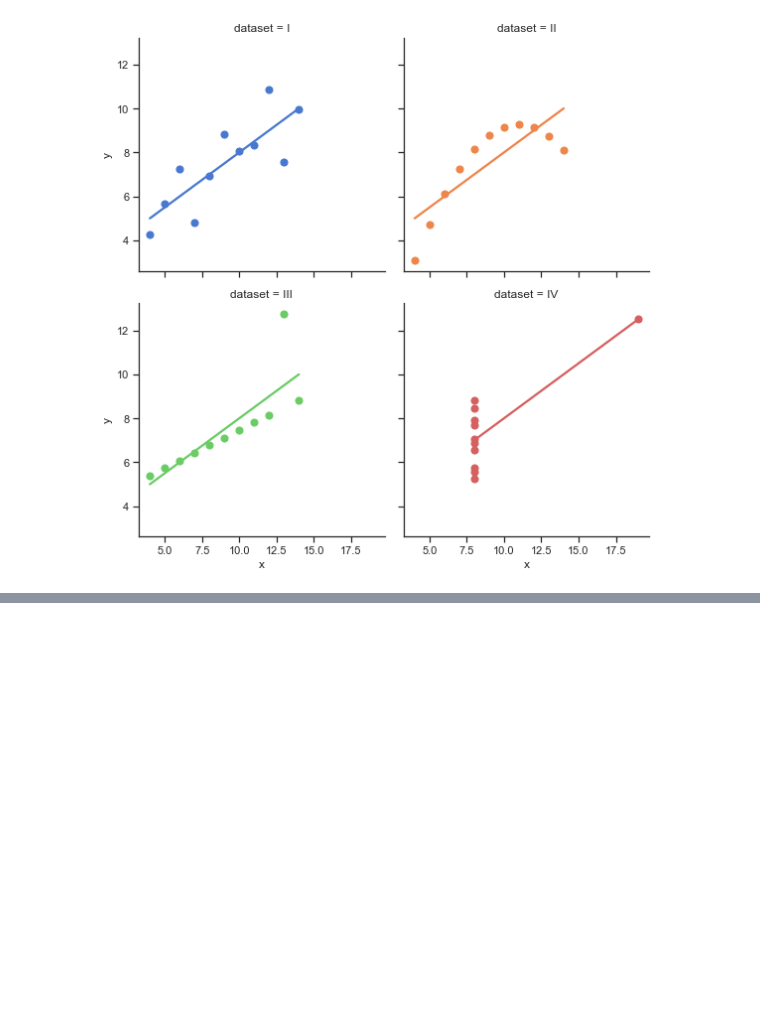
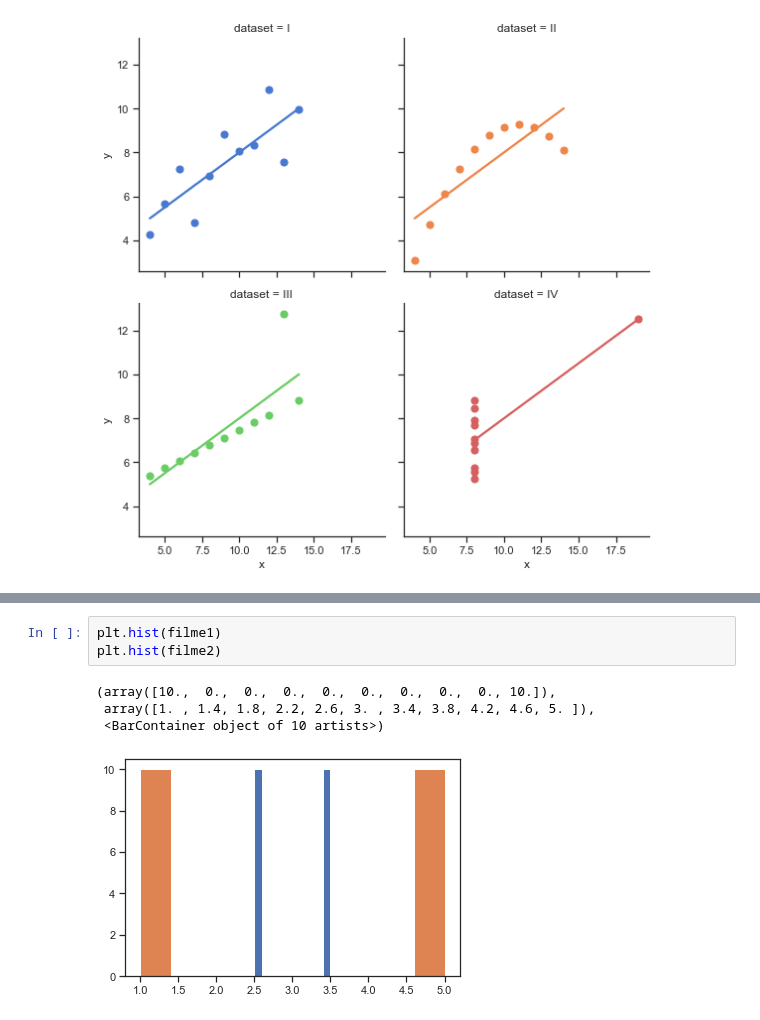
Before and after one commit to cglima/alura-data-science-primeiros-passos, a Jupyter notebook: notebook/introducao-data-science.ipynb, the cells around one changed output, grey strips where cells are left out. Cells and saved outputs as stored; diff of their text form; blank space fills up the shorter version.

```diff
--- a/notebook/introducao-data-science.ipynb
+++ b/notebook/introducao-data-science.ipynb
@@ -546,0 +611,8 @@ sns.lmplot(x="x", y="y",
+# %%
+plt.hist(filme1)
+plt.hist(filme2)
+# %% [output]
+(array([10.,  0.,  0.,  0.,  0.,  0.,  0.,  0.,  0., 10.]),
+ array([1. , 1.4, 1.8, 2.2, 2.6, 3. , 3.4, 3.8, 4.2, 4.6, 5. ]),
+ <BarContainer object of 10 artists>)
+[figure, added]
```
Also changed, not shown: parts of 16 cells of this notebook.
